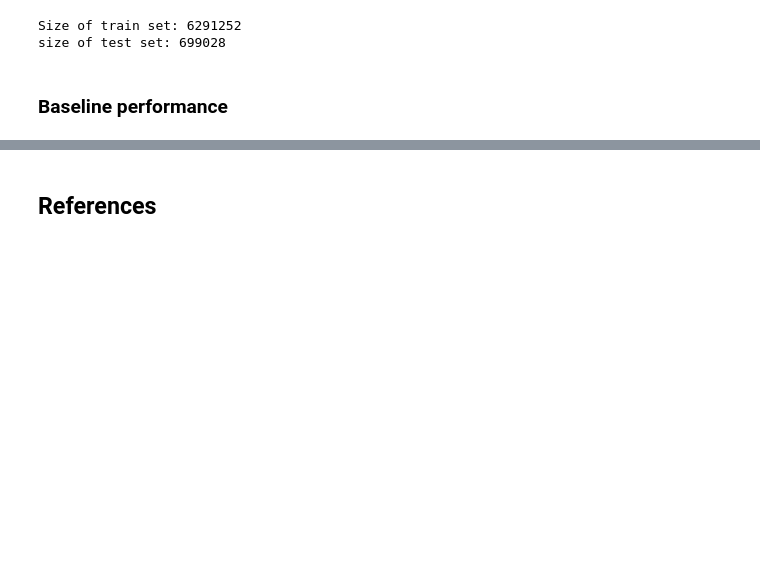
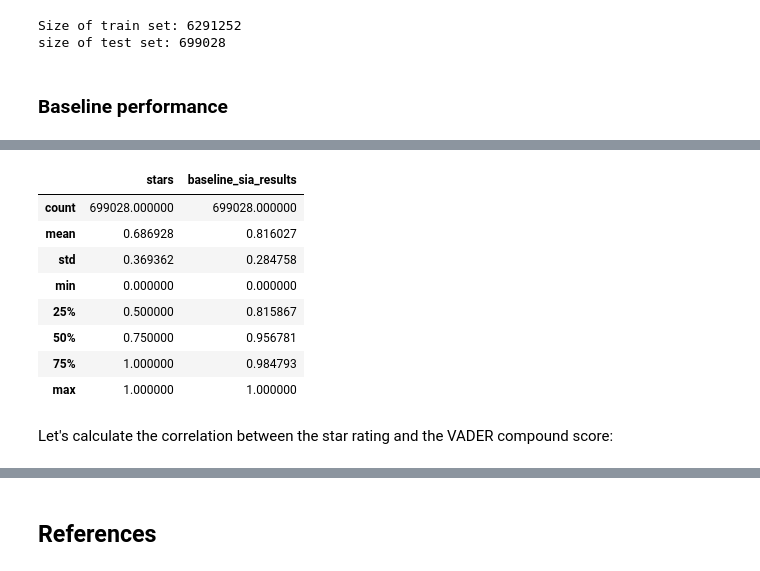
Before and after one commit to plashchynski/cm3060_nlp_midterm, a Jupyter notebook: report.ipynb, the cells around one changed output, grey strips where cells are left out. Drawn from its saved outputs; the diff is of its cells as text; code cells hidden in the pictures; blank space fills up the shorter version.

```diff
--- a/report.ipynb
+++ b/report.ipynb
@@ -129,0 +189,14 @@ size of test set: 699028
+# %%
+test_df.describe()
+# %% [output]
+|  | stars | baseline_sia_results |
+| count | 699028.000000 | 699028.000000 |
+| mean | 0.686928 | 0.816027 |
+| std | 0.369362 | 0.284758 |
+| min | 0.000000 | 0.000000 |
+| 25% | 0.500000 | 0.815867 |
+| 50% | 0.750000 | 0.956781 |
+| 75% | 1.000000 | 0.984793 |
+| max | 1.000000 | 1.000000 |
+# %% [markdown]
+Let's calculate the correlation between the star rating and the VADER compound score:
```
Also changed, not shown: parts of 29 cells of this notebook, 1 other file.
